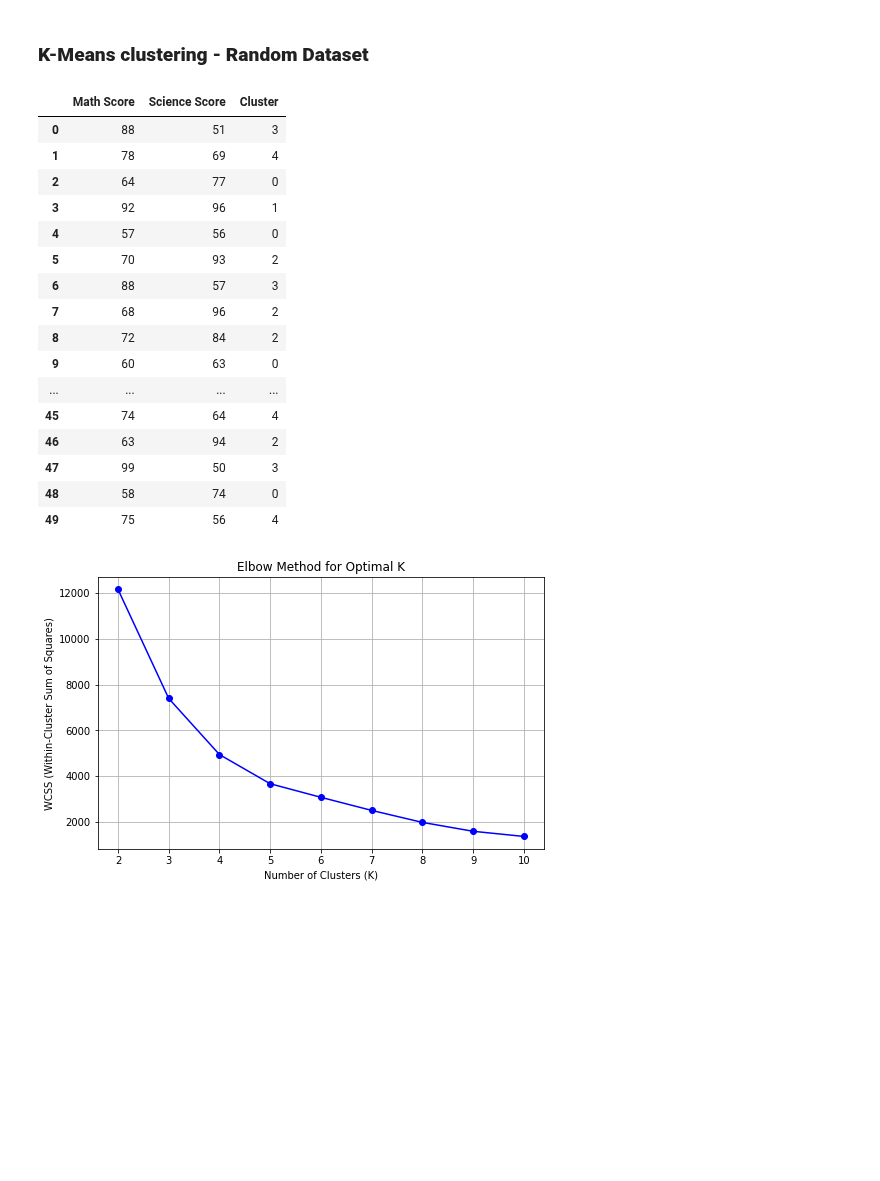
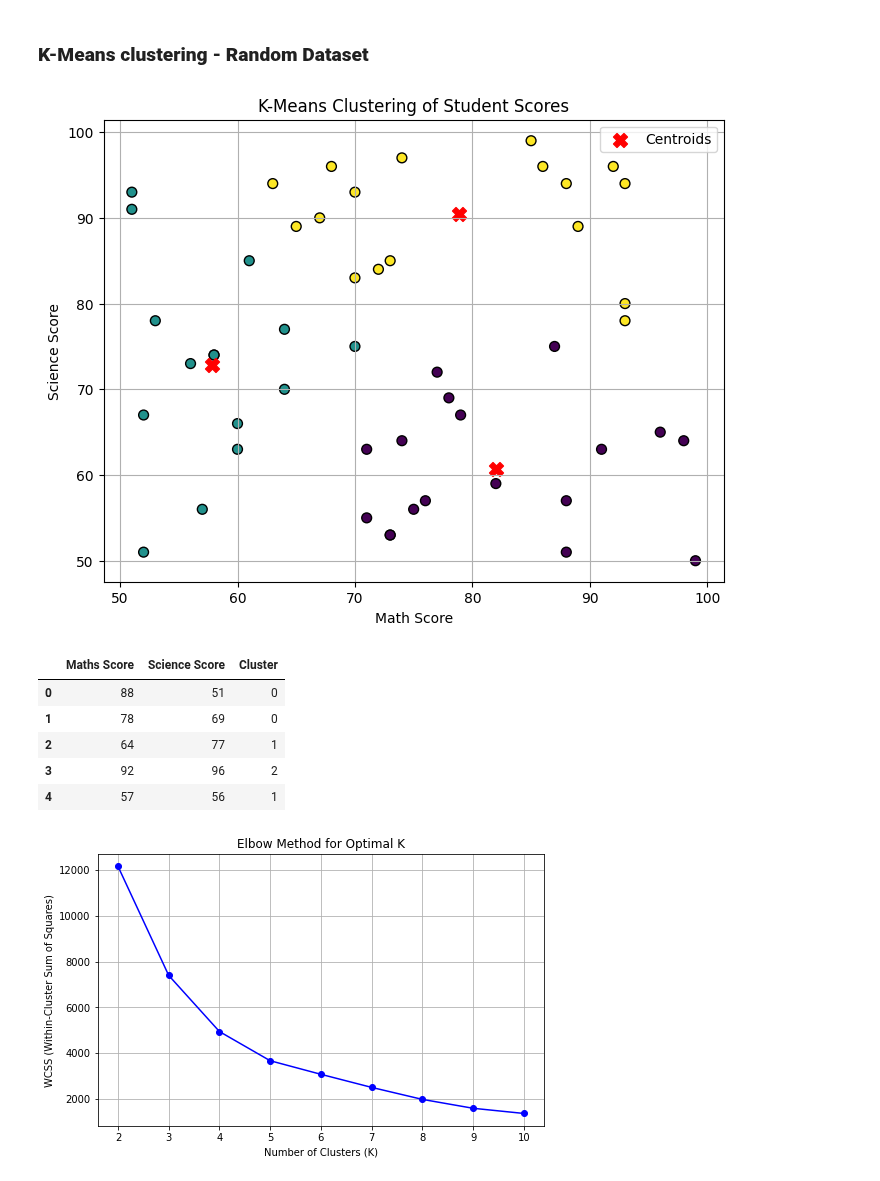
Before and after one commit to aninditadash/Introduction_to_machine_learning, a Jupyter notebook: unsupervised_learning/Examples/Random_data_clustering_analysis.ipynb, the cells around one changed output. Drawn from its saved outputs; the diff is of its cells as text; code cells hidden in the pictures; blank space fills up the shorter version.

```diff
--- a/unsupervised_learning/Examples/Random_data_clustering_analysis.ipynb
+++ b/unsupervised_learning/Examples/Random_data_clustering_analysis.ipynb
@@ -52,40 +52,29 @@ kmeans.fit(student_scores_df)
 clusters = kmeans.labels_
 centroids = kmeans.cluster_centers_
 
-# # Convert to a DataFrame for visualization
-# df = pd.DataFrame(student_scores, columns=['Math Score', 'Science Score'])
-# df['Cluster'] = clusters
+student_scores_df['Cluster'] = clusters
 
-# # Plot the results
-# plt.figure(figsize=(8, 6))
-# plt.scatter(student_scores[:, 0], student_scores[:, 1], c=clusters, cmap='viridis', edgecolors='k', s=100)
-# plt.scatter(centroids[:, 0], centroids[:, 1], c='red', marker='X', s=200, label='Centroids')
-# plt.xlabel('Math Score')
-# plt.ylabel('Science Score')
-# plt.title('K-Means Clustering of Student Scores')
-# plt.legend()
-# plt.grid(True)
-# plt.show()
+# Plot the results
+plt.figure(figsize=(8, 6))
+plt.scatter(student_scores_df['Maths Score'], student_scores_df['Science Score'], c=clusters, edgecolors='k', s=50)
+plt.scatter(centroids[:, 0], centroids[:, 1], c='red', marker='X', s=100, label='Centroids')
+plt.xlabel('Math Score')
+plt.ylabel('Science Score')
+plt.title('K-Means Clustering of Student Scores')
+plt.legend()
+plt.grid(True)
+plt.show()
+# %% [output]
+[figure, added]
 # %%
-df
+student_scores_df.head()
 # %% [output]
-|  | Math Score | Science Score | Cluster |
-| 0 | 88 | 51 | 3 |
-| 1 | 78 | 69 | 4 |
-| 2 | 64 | 77 | 0 |
-| 3 | 92 | 96 | 1 |
-| 4 | 57 | 56 | 0 |
-| 5 | 70 | 93 | 2 |
-| 6 | 88 | 57 | 3 |
-| 7 | 68 | 96 | 2 |
-| 8 | 72 | 84 | 2 |
-| 9 | 60 | 63 | 0 |
-| ... | ... | ... | ... |
-| 45 | 74 | 64 | 4 |
-| 46 | 63 | 94 | 2 |
-| 47 | 99 | 50 | 3 |
-| 48 | 58 | 74 | 0 |
-| 49 | 75 | 56 | 4 |
+|  | Maths Score | Science Score | Cluster |
+| 0 | 88 | 51 | 0 |
+| 1 | 78 | 69 | 0 |
+| 2 | 64 | 77 | 1 |
+| 3 | 92 | 96 | 2 |
+| 4 | 57 | 56 | 1 |
 # %%
 from sklearn.metrics import silhouette_score
 
```
Also changed, not shown: parts of 1 cell of this notebook.
